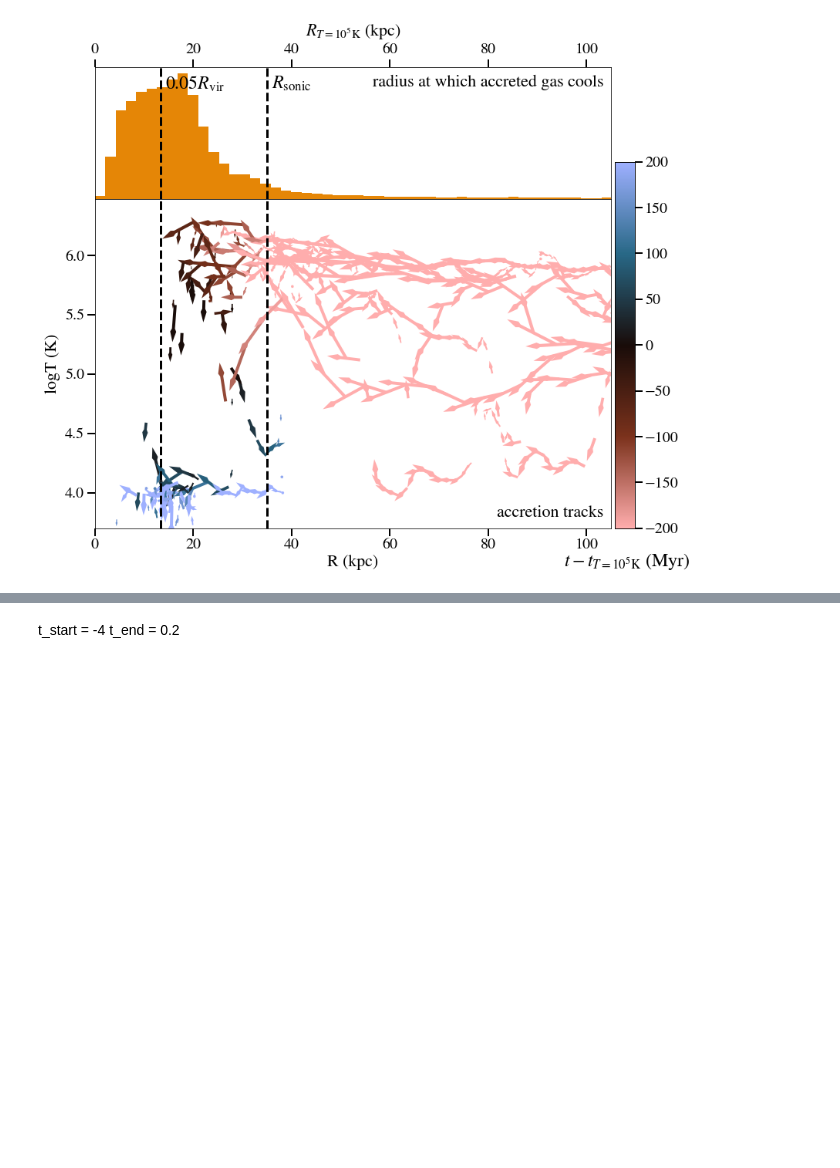
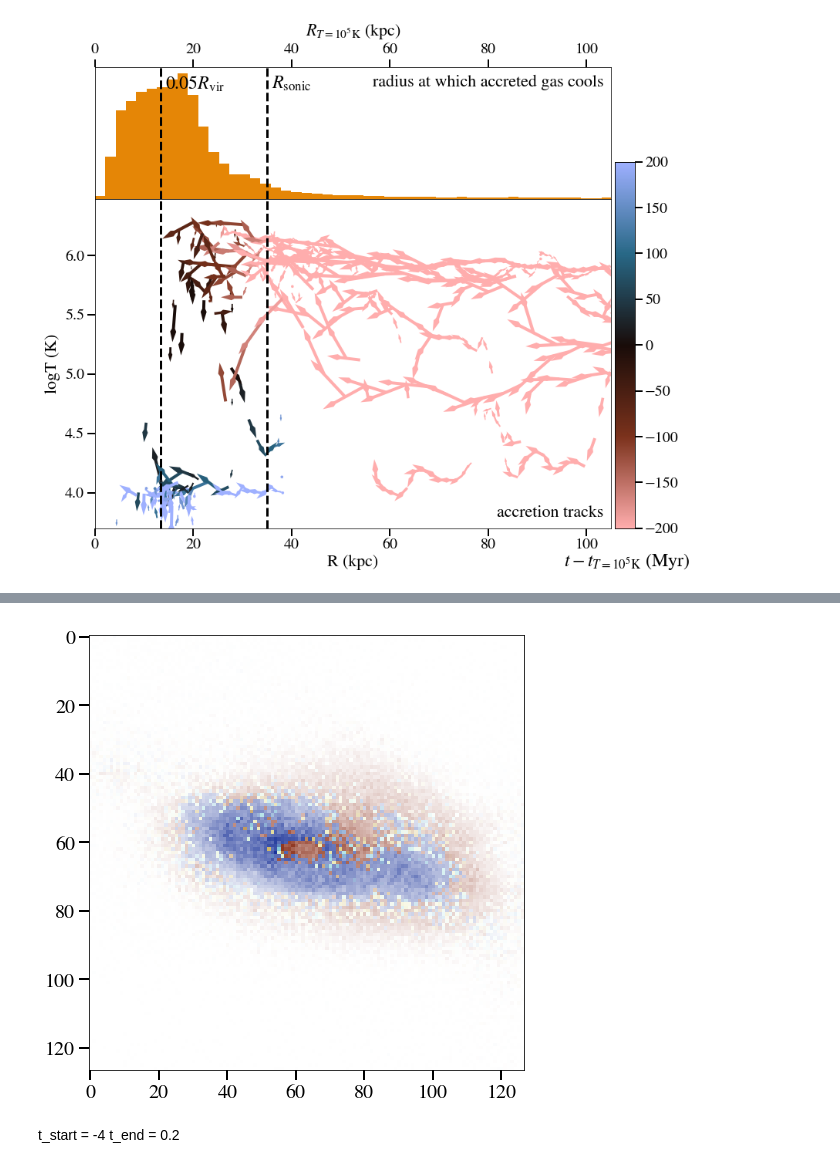
Before and after one commit to zhafen/Hot-Accretion-in-FIRE, a Jupyter notebook: analysis/tracked_particles_analysis.ipynb, the cells around one changed output, grey strips where cells are left out. Saved outputs shown, nothing was run; the diff lists cells and outputs as text; code cells hidden in the pictures; blank space fills up the shorter version.

```diff
--- a/analysis/tracked_particles_analysis.ipynb
+++ b/analysis/tracked_particles_analysis.ipynb
@@ -966,3 +1069,48 @@ File saved at ../figures/theta_vs_t.pdf
+# %%
+y_flat = w_j.get_selected_data( 'Ry', compress=False ).flatten()
+z_flat = w_j.get_selected_data( 'Rz', compress=False ).flatten()
+# %%
+vmin = -0.05
+vmax = 0.05
+near_cooling = ( t_tphase_flat > vmin ) & ( t_tphase_flat < vmax )
+# %%
+weights, x_edges, y_edges = np.histogram2d(
+    y_flat[near_cooling],
+    z_flat[near_cooling],
+    bins = bins,
+    normed = matplotlib.colors.Normalize()
+)
+weights /= weights.max()
+
+hist, x_edges, y_edges = np.histogram2d(
+    y_flat[near_cooling],
+    z_flat[near_cooling],
+    weights = t_tphase_flat[near_cooling],
+    bins = bins,
+    density = True
+)
+hist /= hist.max()
+# %%
+fig = plt.figure( figsize=(8, 8,), facecolor='w' )
+ax = plt.gca()
+
+# colors = matplotlib.colors.Normalize()( ( hist - vmin )/( vmax - vmin) )
+colors = matplotlib.colors.Normalize( vmin, vmax )( hist )
+colors = palettable.scientific.diverging.Roma_20.mpl_colormap(colors)
+# colors = palettable.scientific.diverging.Broc_3.mpl_colormap(colors)
+colors[..., -1] = weights
+
+ax.imshow(
+    np.rot90( colors ),
+)
+
+# ax.imshow(
+#     np.rot90( weights ),
+# )
+
+ax.set_facecolor( 'w' )
+# %% [output]
+[figure, added]
 # %% [markdown]
 t_start = -4
 t_end = 0.2
```
Also changed, not shown: parts of 15 cells of this notebook, 10 other files.
